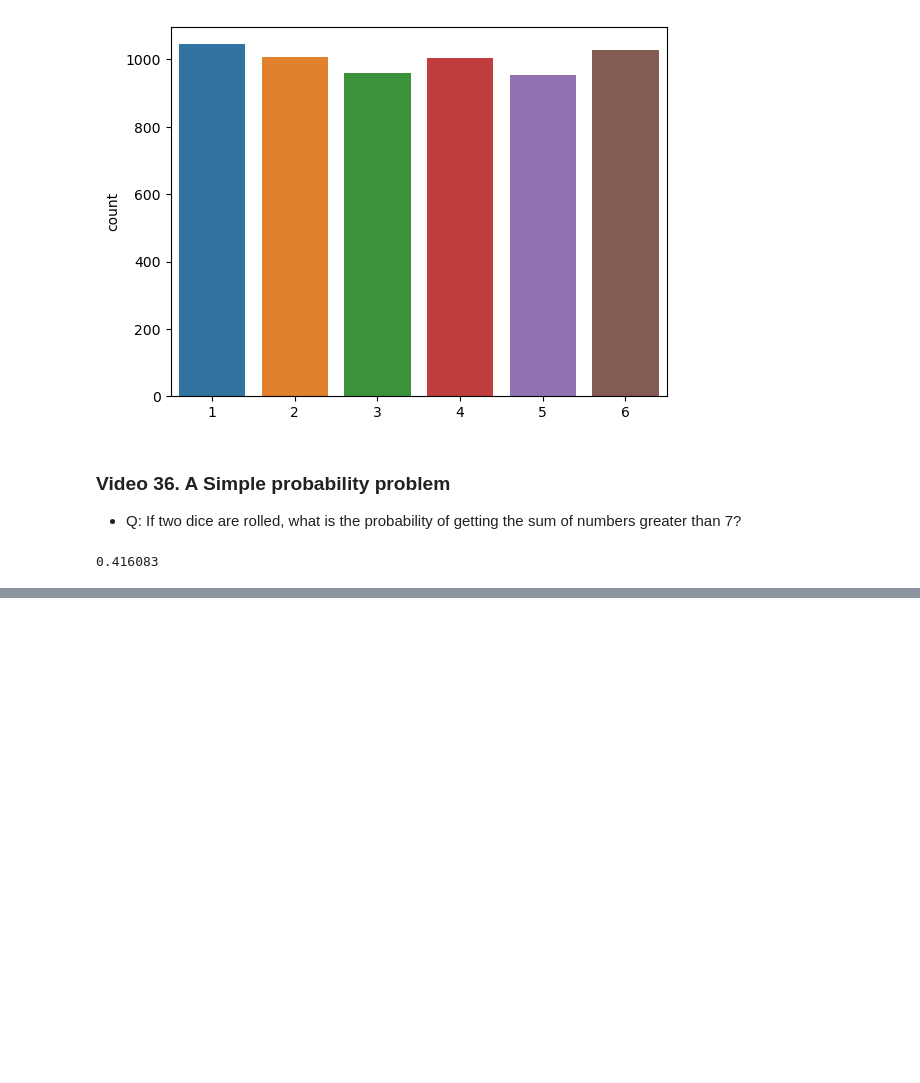
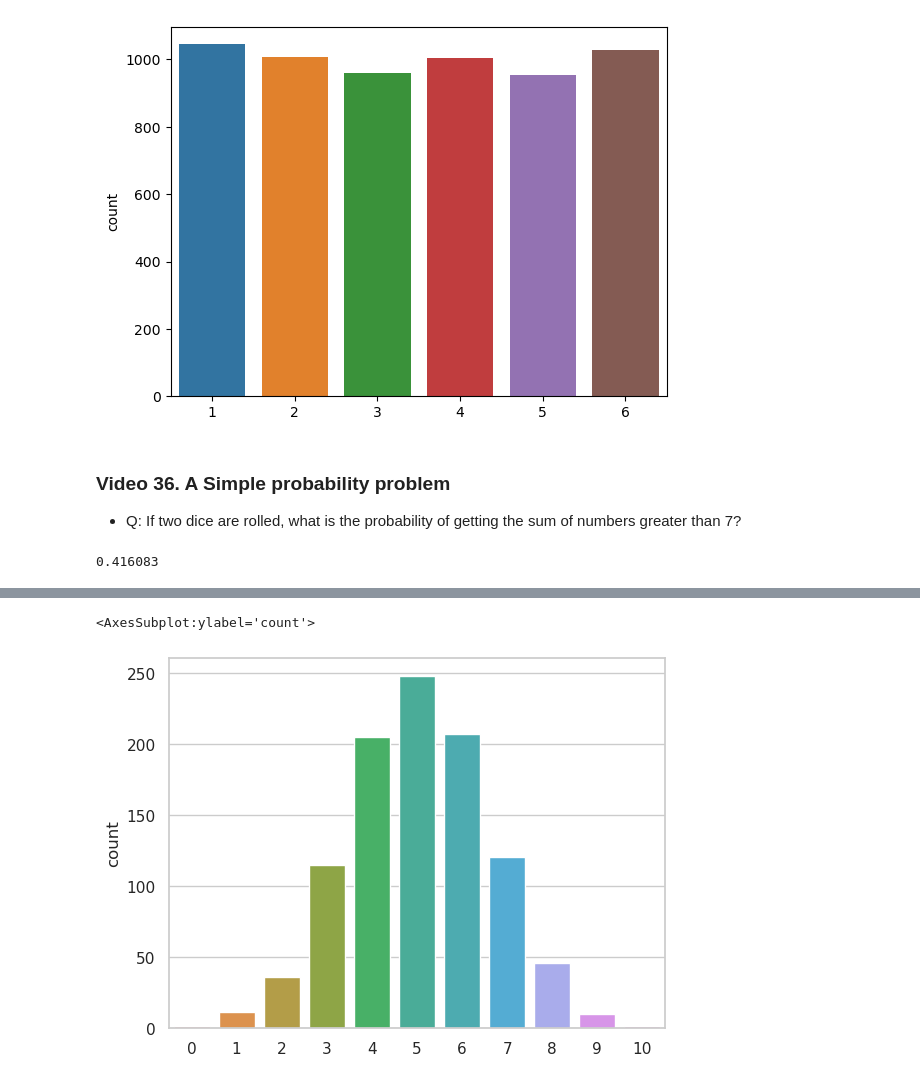
Before and after one commit to rahul-raoniar/Statistics-for-Data-Analysis-using-Python, a Jupyter notebook: 3 Numpy and Probability DIstributions/Numpy and Probability Dist.ipynb, the cells around one changed output, grey strips where cells are left out. Cells and saved outputs as stored; diff of their text form; code cells hidden in the pictures; blank space fills up the shorter version.

```diff
--- a/3 Numpy and Probability DIstributions/Numpy and Probability Dist.ipynb
+++ b/3 Numpy and Probability DIstributions/Numpy and Probability Dist.ipynb
@@ -286,0 +309,9 @@ sum(die_sum>7)/1000000
+# %%
+ten_coins = np.random.binomial(n = 10, p = 0.5, size = 1000)
+import matplotlib.pyplot as plt
+import seaborn as sns
+sns.set_theme(style= "whitegrid")
+sns.countplot(x = ten_coins)
+# %% [output]
+<AxesSubplot:ylabel='count'>
+[figure, added]
```
Also changed, not shown: parts of 20 cells of this notebook.
